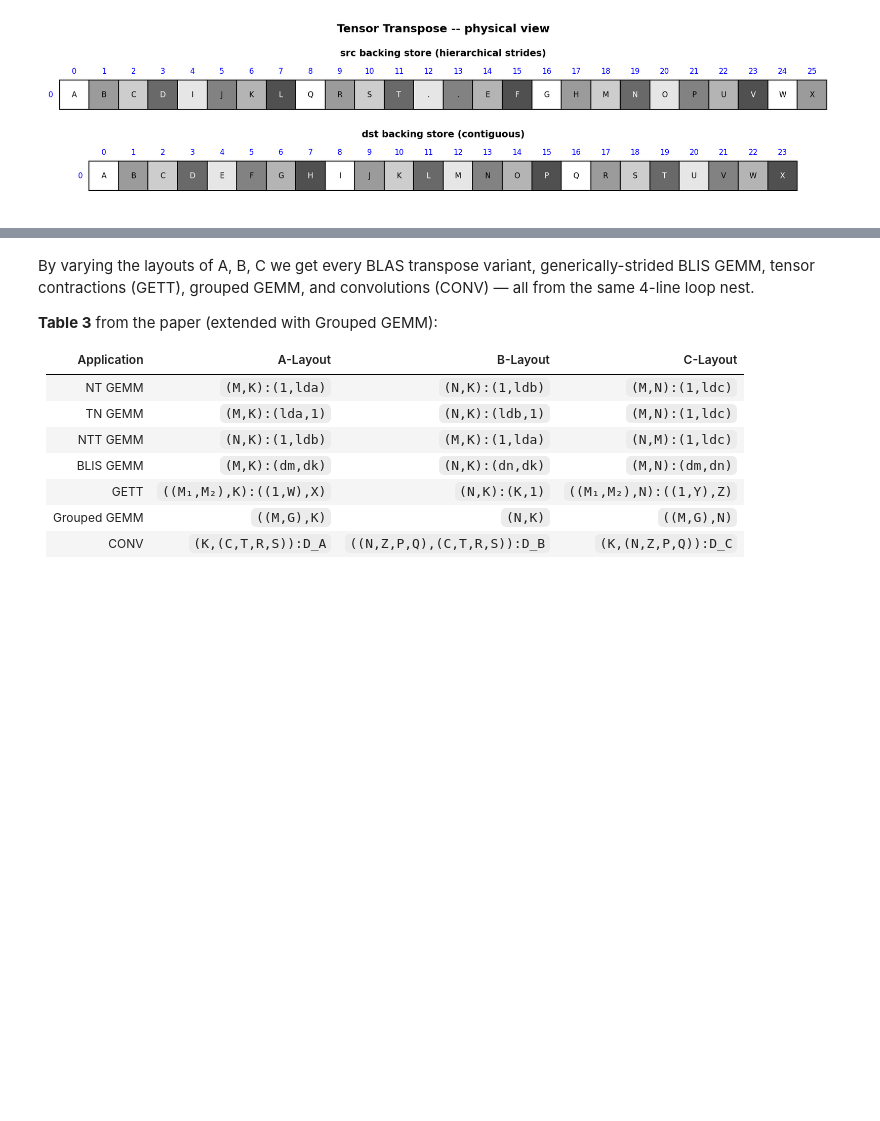
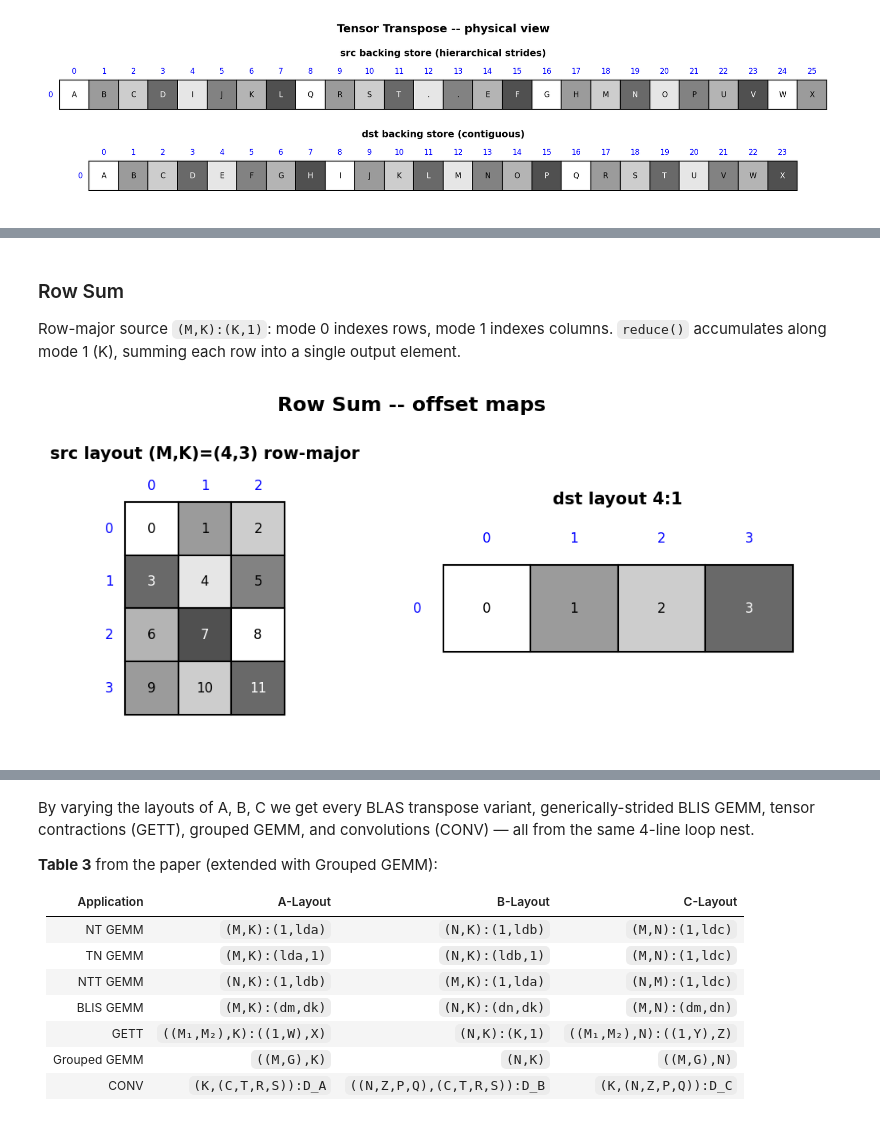
Before and after one commit to facebookresearch/tensor-layouts, a Jupyter notebook: examples/algorithms.ipynb, the cells around one changed output, grey strips where cells are left out. Saved outputs shown, nothing was run; the diff lists cells and outputs as text; code cells hidden in the pictures; blank space fills up the shorter version.

```diff
--- a/examples/algorithms.ipynb
+++ b/examples/algorithms.ipynb
@@ -265,0 +320,21 @@ draw_composite(
+# %% [markdown]
+### Row Sum
+
+Row-major source `(M,K):(K,1)`: mode 0 indexes rows, mode 1 indexes
+columns.  `reduce()` accumulates along mode 1 (K), summing each row
+into a single output element.
+# %%
+# Row sum: (4,3):(3,1) row-major -> 4:1
+M, K = 4, 3
+src = Tensor(Layout((M, K), (K, 1)), data=[1., 2., 3.,
+                                           4., 5., 6.,
+                                           7., 8., 9.,
+                                          10.,11.,12.])
+dst = Tensor(Layout(M, 1), data=[0.] * M)
+
+draw_composite(
+    [src.layout, dst.layout],
+    titles=[f'src layout (M,K)=({M},{K}) row-major', f'dst layout {M}:1'],
+    main_title='Row Sum -- offset maps')
+# %% [output]
+[figure, added]
```
Also changed, not shown: parts of 43 cells of this notebook.
